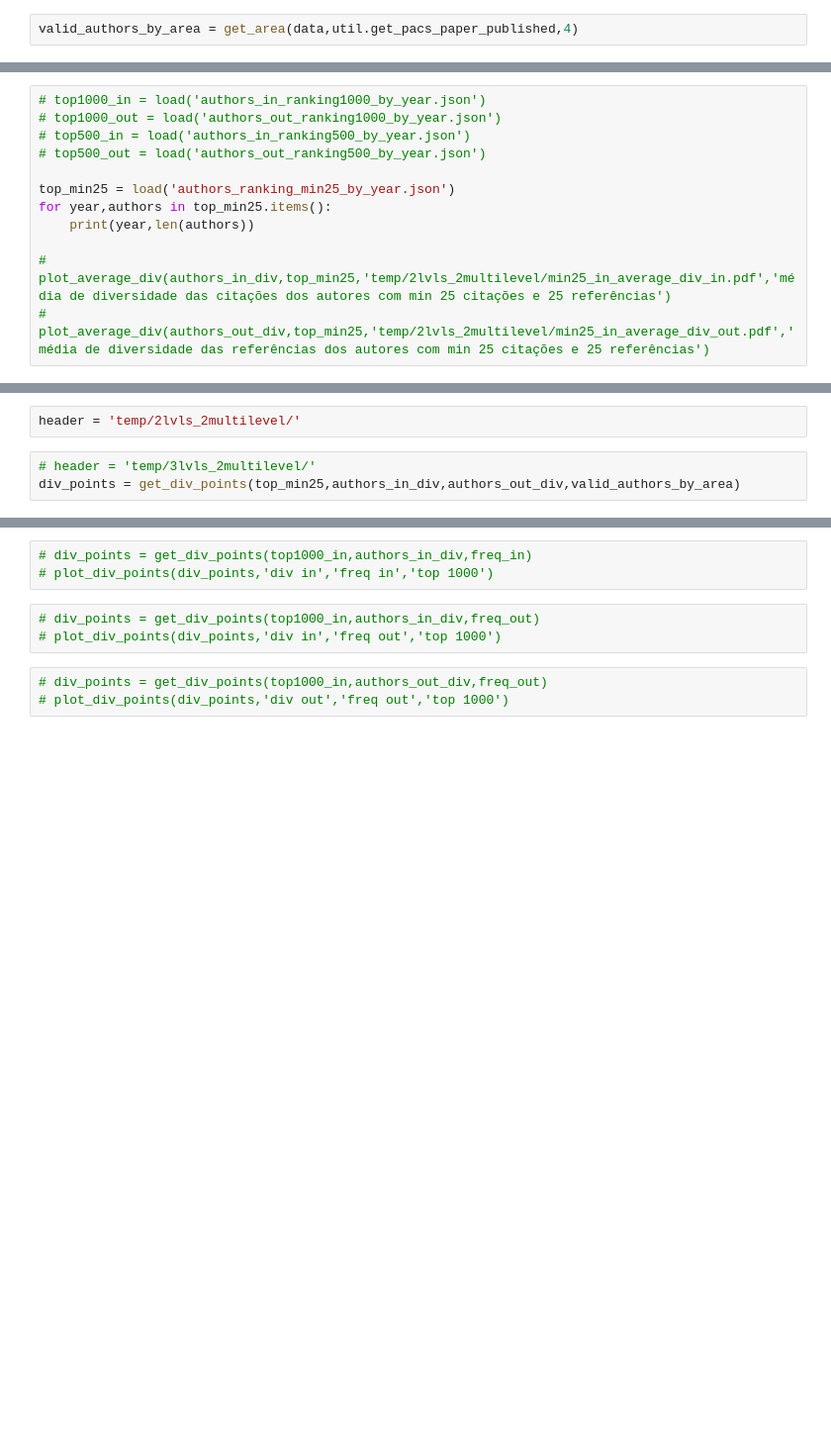
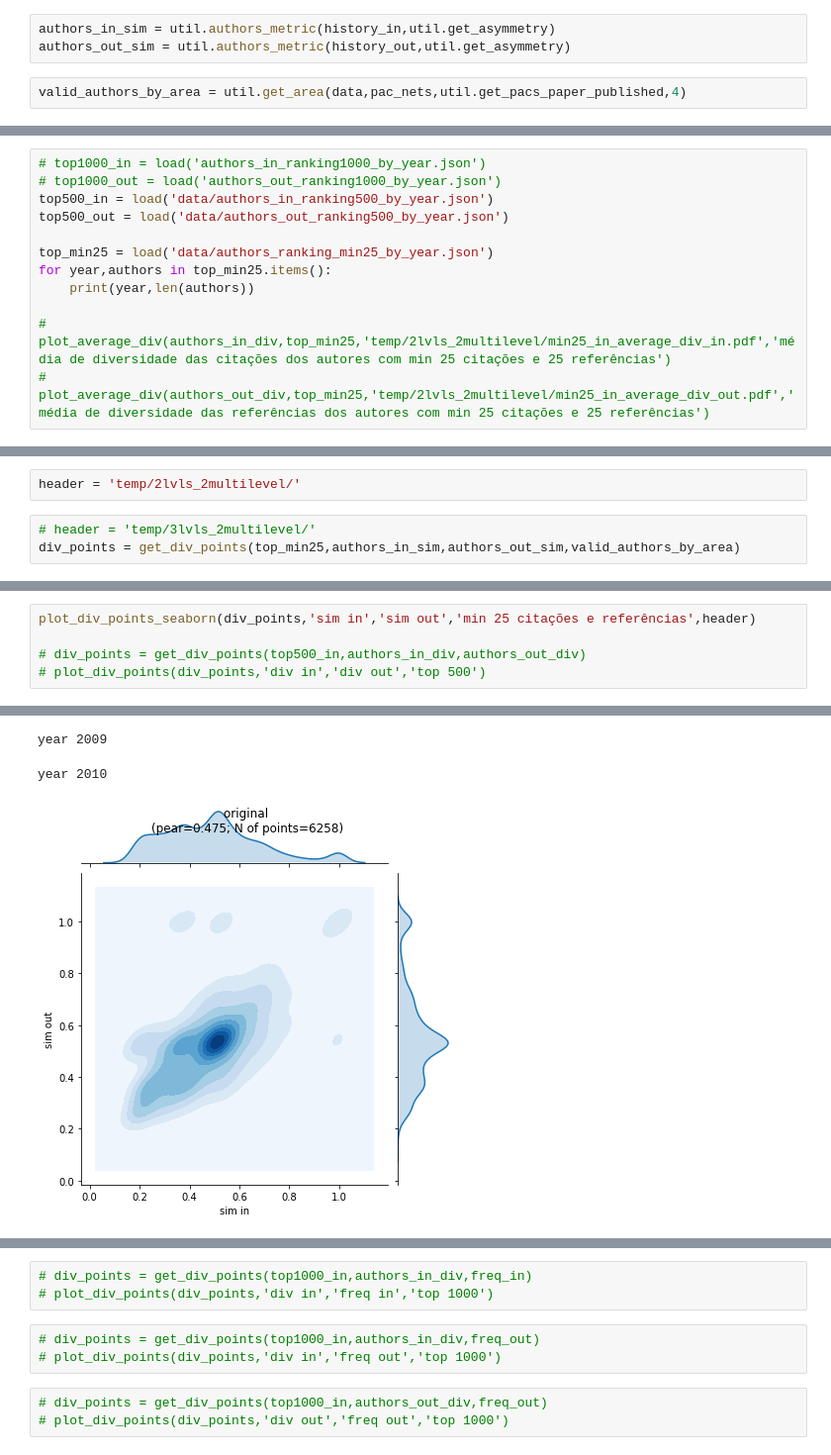
Before and after one commit to carolmb/associations_between_author_level_metrics, a Jupyter notebook: authors_div.ipynb, the cells around one changed output, grey strips where cells are left out. Shown at 99% size. Drawn from its saved outputs; the diff is of its cells as text; blank space fills up the shorter version.

```diff
--- a/authors_div.ipynb
+++ b/authors_div.ipynb
@@ -90,2 +92,5 @@ authors_in_div = authors_div(history_in) # diversidade das publicações que cit
+# %%
+authors_in_sim = util.authors_metric(history_in,util.get_asymmetry)
+authors_out_sim = util.authors_metric(history_out,util.get_asymmetry)
 # %%
-valid_authors_by_area = get_area(data,util.get_pacs_paper_published,4)
+valid_authors_by_area = util.get_area(data,pac_nets,util.get_pacs_paper_published,4)
@@ -97,10 +120,10 @@ valid_authors_by_area = get_area(data,util.get_pacs_paper_published,4)
 # %%
 # top1000_in = load('authors_in_ranking1000_by_year.json')
 # top1000_out = load('authors_out_ranking1000_by_year.json')
-# top500_in = load('authors_in_ranking500_by_year.json')
-# top500_out = load('authors_out_ranking500_by_year.json')
+top500_in = load('data/authors_in_ranking500_by_year.json')
+top500_out = load('data/authors_out_ranking500_by_year.json')
 
-top_min25 = load('authors_ranking_min25_by_year.json')
+top_min25 = load('data/authors_ranking_min25_by_year.json')
 for year,authors in top_min25.items():
     print(year,len(authors))
 
@@ -281,4 +391,4 @@ def plot_div_points(div_points,xlabel,ylabel,name,header):
 header = 'temp/2lvls_2multilevel/'
 # %%
 # header = 'temp/3lvls_2multilevel/'
-div_points = get_div_points(top_min25,authors_in_div,authors_out_div,valid_authors_by_area)
+div_points = get_div_points(top_min25,authors_in_sim,authors_out_sim,valid_authors_by_area)
@@ -332,0 +395,6 @@ year 2007
+# %%
+plot_div_points_seaborn(div_points,'sim in','sim out','min 25 citações e referências',header)
+
+# div_points = get_div_points(top500_in,authors_in_div,authors_out_div)
+# plot_div_points(div_points,'div in','div out','top 500')
+# %% [output]
@@ -332,0 +412,3 @@ year 2007
+year 2009
+year 2010
+[figure, added]
```
Also changed, not shown: parts of 20 cells of this notebook, 17 other files.
